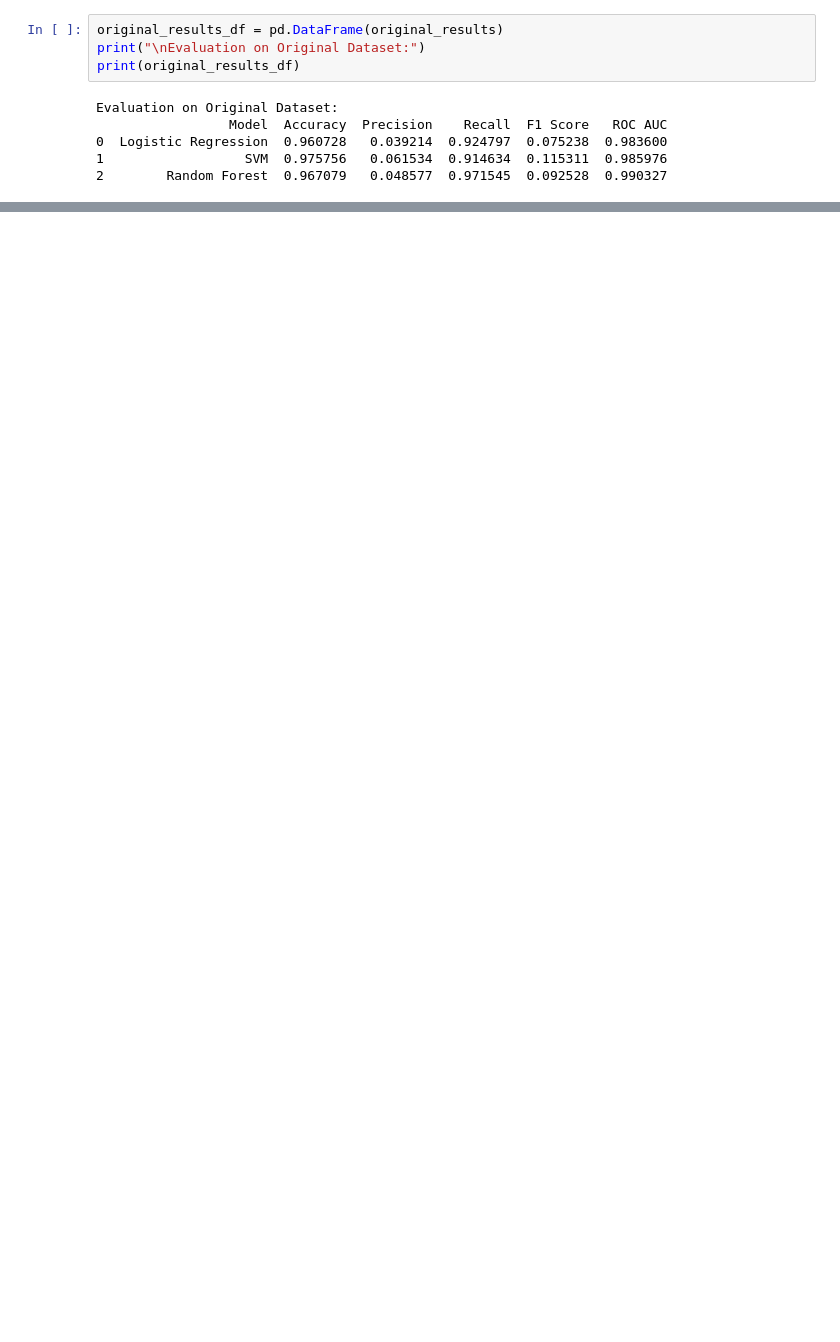
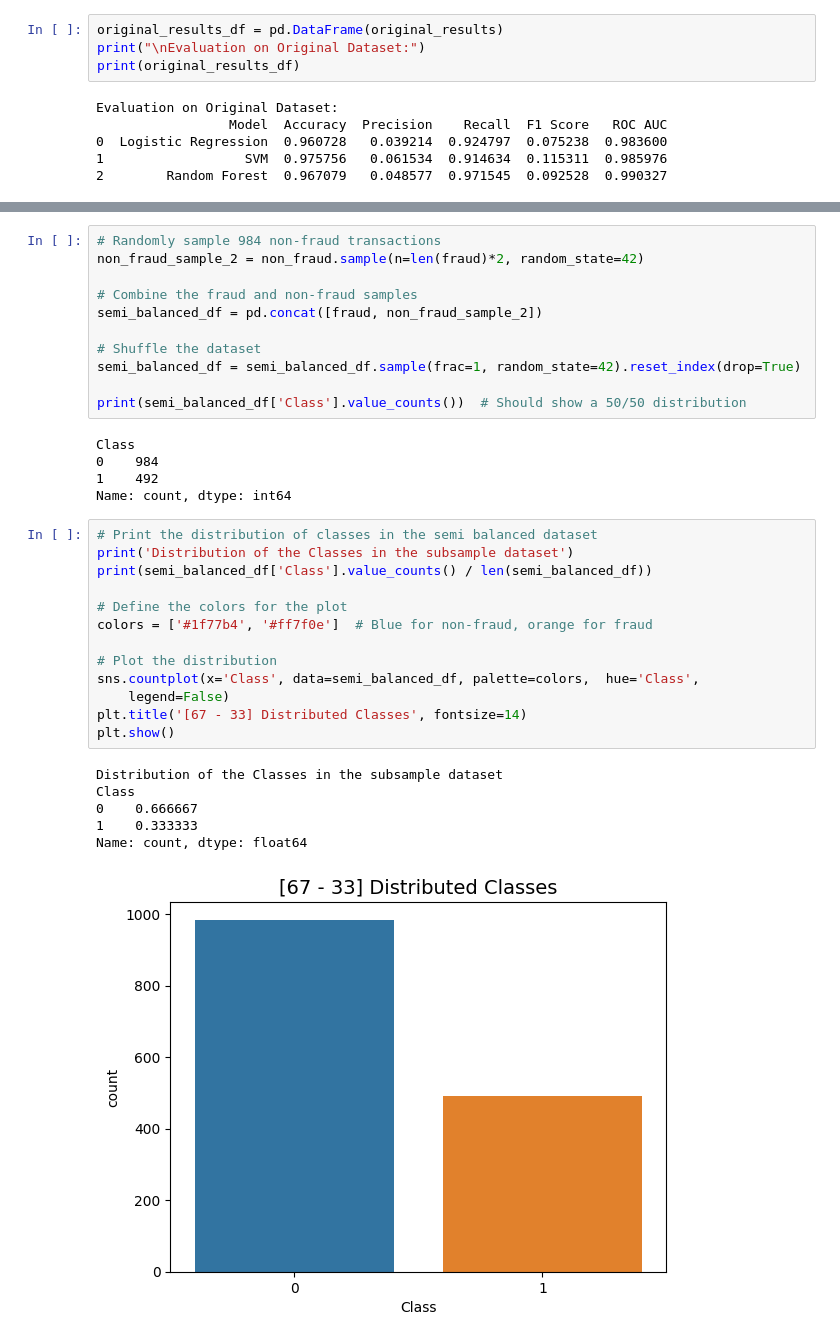
Before and after one commit to AidanM04/CSC-DSCI-4740-6740-Credit-Card-Fraud-Detection, a Jupyter notebook: Data_Exploration.ipynb, the cells around one changed output, grey strips where cells are left out. Cells and saved outputs as stored; diff of their text form; blank space fills up the shorter version.

Commit message:
Added Semi-Balanced dataset and related code, some unfinished test code, and some comments throughout

```diff
--- a/Data_Exploration.ipynb
+++ b/Data_Exploration.ipynb
@@ -587,0 +608,36 @@ Evaluation on Original Dataset:
+# %%
+# Randomly sample 984 non-fraud transactions
+non_fraud_sample_2 = non_fraud.sample(n=len(fraud)*2, random_state=42)
+
+# Combine the fraud and non-fraud samples
+semi_balanced_df = pd.concat([fraud, non_fraud_sample_2])
+
+# Shuffle the dataset
+semi_balanced_df = semi_balanced_df.sample(frac=1, random_state=42).reset_index(drop=True)
+
+print(semi_balanced_df['Class'].value_counts())  # Should show a 50/50 distribution
+# %% [output]
+Class
+0    984
+1    492
+Name: count, dtype: int64
+# %%
+# Print the distribution of classes in the semi balanced dataset
+print('Distribution of the Classes in the subsample dataset')
+print(semi_balanced_df['Class'].value_counts() / len(semi_balanced_df))
+
+# Define the colors for the plot
+colors = ['#1f77b4', '#ff7f0e']  # Blue for non-fraud, orange for fraud
+
+# Plot the distribution
+sns.countplot(x='Class', data=semi_balanced_df, palette=colors,  hue='Class',
+    legend=False)
+plt.title('[67 - 33] Distributed Classes', fontsize=14)
+plt.show()
+# %% [output]
+Distribution of the Classes in the subsample dataset
+Class
+0    0.666667
+1    0.333333
+Name: count, dtype: float64
+[figure, added]
```
Also changed, not shown: parts of 36 cells of this notebook.
